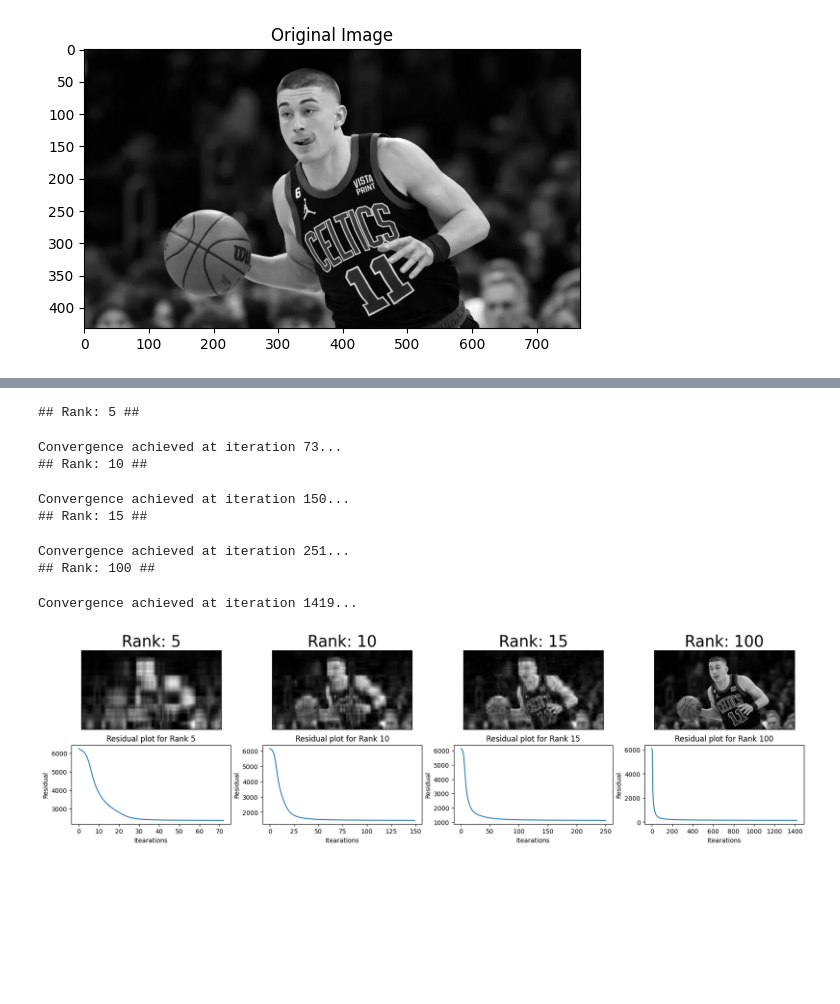
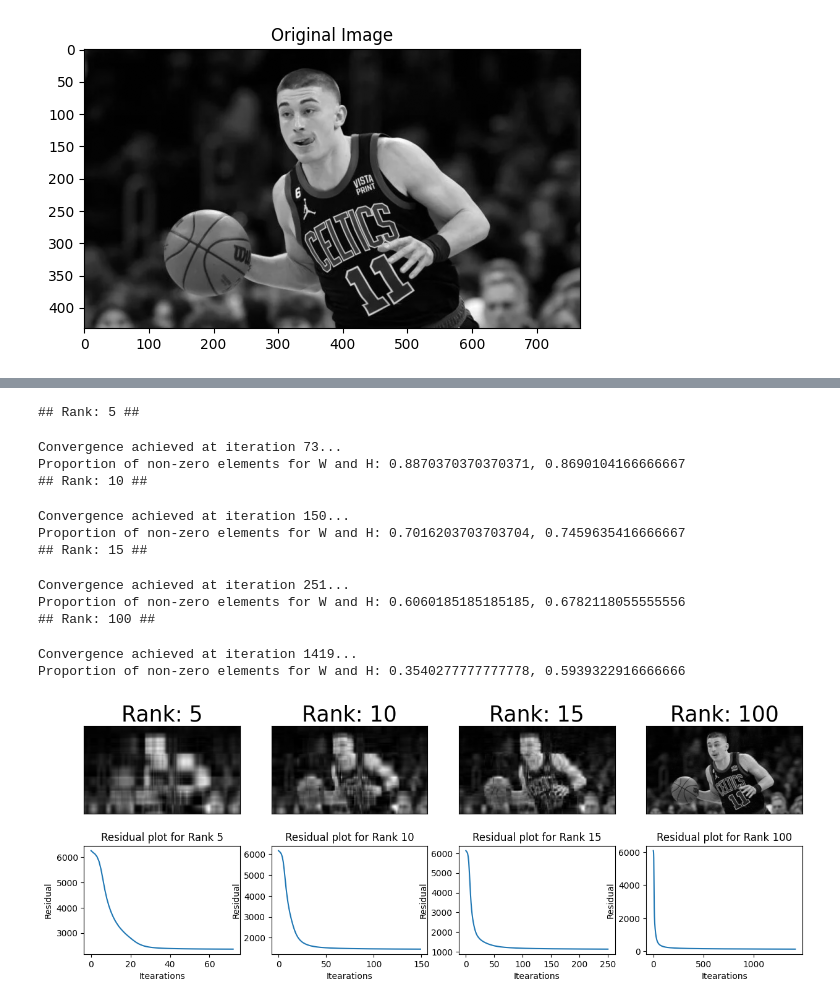
Before and after one commit to luoj21/enee469o_final_proj, a Jupyter notebook: image_compression.ipynb, the cells around one changed output, grey strips where cells are left out. Saved outputs shown, nothing was run; the diff lists cells and outputs as text; code cells hidden in the pictures; blank space fills up the shorter version.

```diff
--- a/image_compression.ipynb
+++ b/image_compression.ipynb
@@ -27,7 +27,7 @@ ranks = [5, 10, 15, 100]
 # %%
 # Convex NMF
 n_plots = len(ranks)
-fig, ax = plt.subplots(2, n_plots, figsize=[21, 5])
+fig, ax = plt.subplots(2, n_plots, figsize=[15, 5])
 
 n = 0
 for rank in ranks:
@@ -66,30 +66,37 @@ Proportion of non-zero elements for G_T and W: 0.292890625, 0.18299479166666666
 # %%
 # Standard NMF
 n_plots = len(ranks)
-fig, ax = plt.subplots(2, n_plots, figsize=[21, 5])
+fig, ax = plt.subplots(2, n_plots, figsize=[15, 5])
 n = 0
 for rank in ranks:
     print(f'## Rank: {rank} ##')
     model = StandardNMF(normalized_grayscale_img, num_bases=rank, n_iter=5000, tol = 1e-4, random_state = 100)
     W, H, residual_vector = model.factorize()
+    W_sparse, num_non_zero_W = compute_sparsity(W)
+    H_sparse, num_non_zero_H = compute_sparsity(H)
+    print(f'Proportion of non-zero elements for W and H: {num_non_zero_W}, {num_non_zero_H}')
     ax[0][n].imshow(W @ H, cmap='gray')
     ax[0][n].set_xticks([])
     ax[0][n].set_yticks([])
     ax[0][n].set_title('Rank: {}'.format(rank), fontsize=25)
 
     ax[1][n].plot(residual_vector)
     ax[1][n].set_xlabel('Itearations')
     ax[1][n].set_ylabel('Residual')
     ax[1][n].set_title(f'Residual plot for Rank {rank}')
 
     n += 1
 # %% [output]
 ## Rank: 5 ##
 Convergence achieved at iteration 73...
+Proportion of non-zero elements for W and H: 0.8870370370370371, 0.8690104166666667
 ## Rank: 10 ##
 Convergence achieved at iteration 150...
+Proportion of non-zero elements for W and H: 0.7016203703703704, 0.7459635416666667
 ## Rank: 15 ##
 Convergence achieved at iteration 251...
+Proportion of non-zero elements for W and H: 0.6060185185185185, 0.6782118055555556
 ## Rank: 100 ##
 Convergence achieved at iteration 1419...
+Proportion of non-zero elements for W and H: 0.3540277777777778, 0.5939322916666666
-[figure, old version]
+[figure, new version]
```
Also changed, not shown: parts of 1 cell of this notebook, 8 other files.
